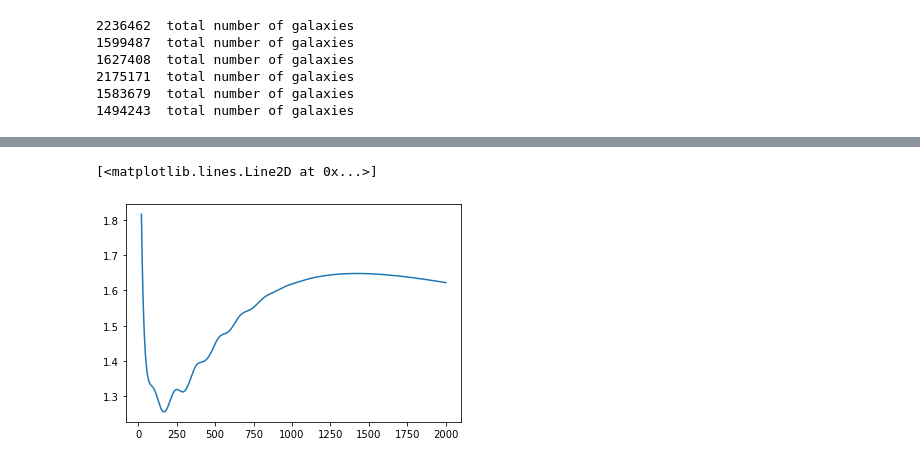
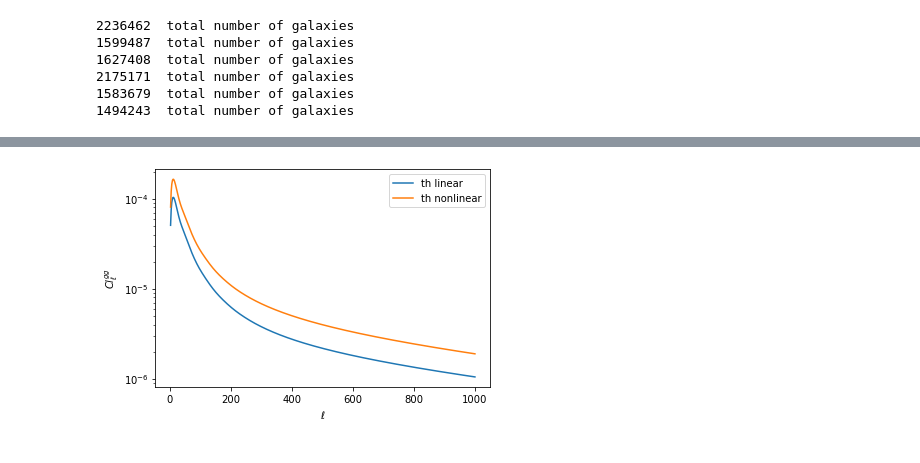
Before and after one commit to catketchup/DES_ACT_test, a Jupyter notebook: th_nonlinear.ipynb, the cells around one changed output, grey strips where cells are left out. Saved outputs shown, nothing was run; the diff lists cells and outputs as text; code cells hidden in the pictures.

```diff
--- a/th_nonlinear.ipynb
+++ b/th_nonlinear.ipynb
@@ -156,6 +141,14 @@ plt.plot(ells, (cl_kg_th_nl/cl_kg_th)[ells])
-# %%
-# gg, i=6, j=6
-plt.plot(ells, (cl_gg_th_nl/cl_gg_th)[ells])
-# %% [output]
-[<matplotlib.lines.Line2D at 0x...>]
-[figure, removed]
+# %%
+# plot clgg
+i,j = 1, 1
+
+clgg_input = np.loadtxt(data_path1+'input_linear/clgg_input_z%sf2z%s.dat' %(i,j))
+clgg_input_nl = np.loadtxt(data_path1+'input_nonlinear/clgg_input_nl_z%sf2z%s.dat' %(i,j))
+plt.plot(ls, clgg_input[:,1][ls], label='th linear')
+plt.plot(ls, clgg_input_nl[:,1][ls], label='th nonlinear')
+plt.legend()
+plt.xlabel(r'$\ell$')
+plt.ylabel(r'$Cl^{gg}_{\ell}$')
+plt.yscale('log')
+# %% [output]
+[figure, added]
```
Also changed, not shown: parts of 22 cells of this notebook, 55 other files.
